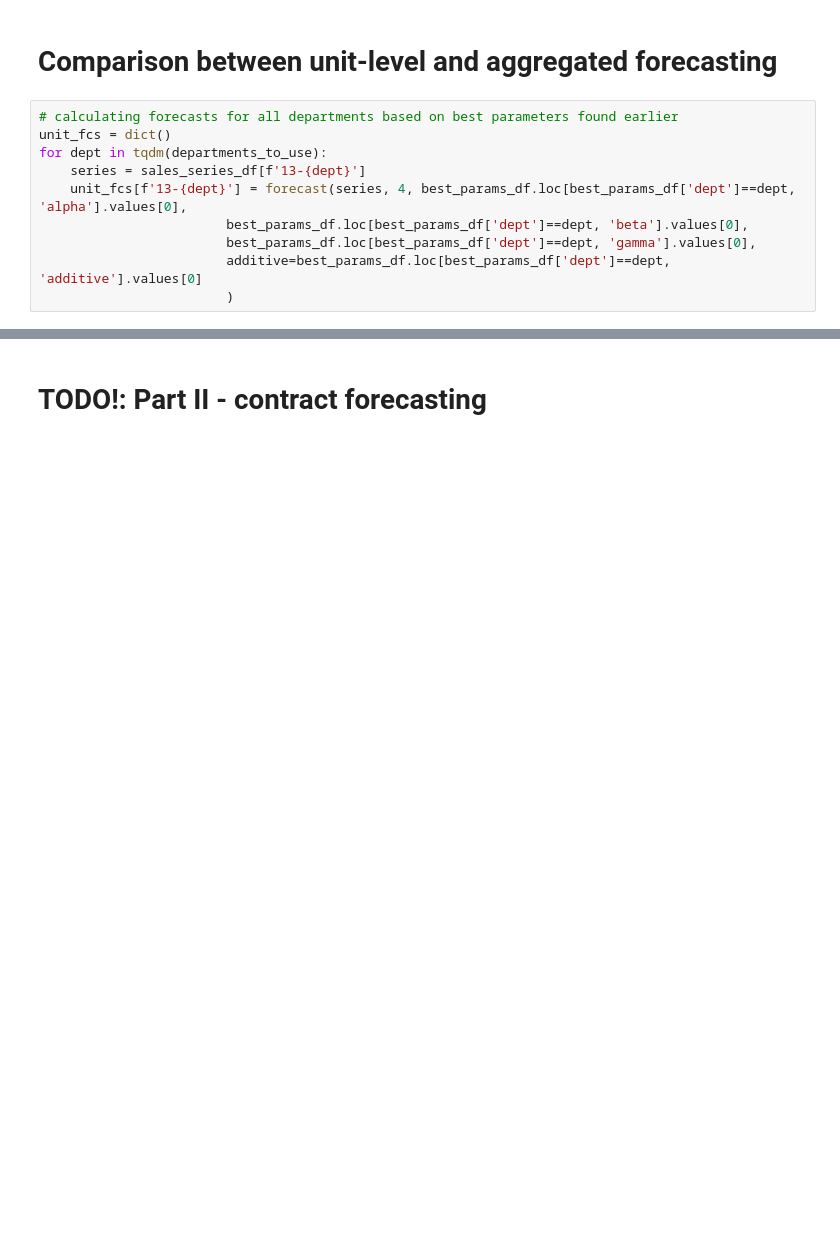
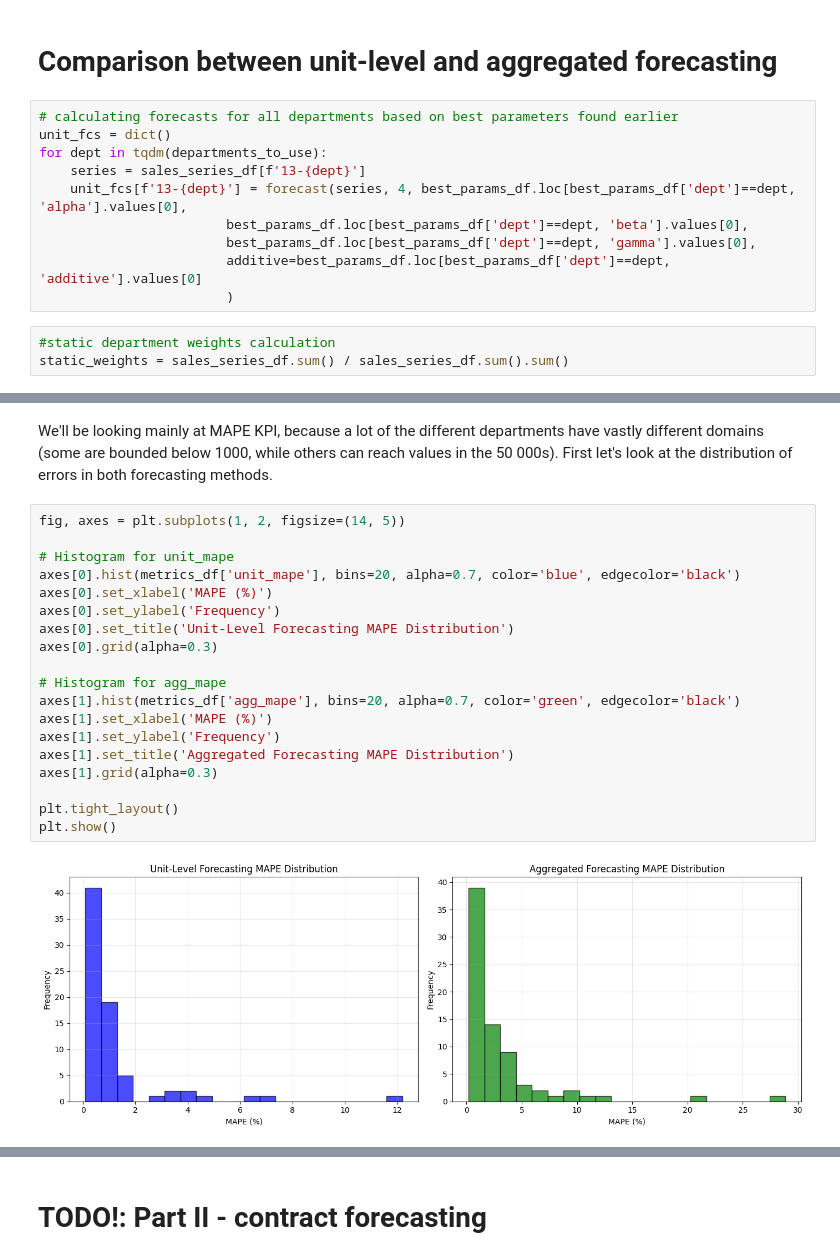
Before and after one commit to berbomeister/ws1-project, a Jupyter notebook: init.ipynb, the cells around one changed output, grey strips where cells are left out. Saved outputs shown, nothing was run; the diff lists cells and outputs as text; blank space fills up the shorter version.

```diff
--- a/init.ipynb
+++ b/init.ipynb
@@ -503,3 +501,6 @@ for dept in tqdm(departments_to_use):
                         best_params_df.loc[best_params_df['dept']==dept, 'gamma'].values[0],
                         additive=best_params_df.loc[best_params_df['dept']==dept, 'additive'].values[0]
                         )
+# %%
+#static department weights calculation
+static_weights = sales_series_df.sum() / sales_series_df.sum().sum()
@@ -544,0 +581,23 @@ metrics_df.sort_values(by='unit_mape',ascending=False)
+# %% [markdown]
+We'll be looking mainly at MAPE KPI, because a lot of the different departments have vastly different domains (some are bounded below 1000, while others can reach values in the 50 000s). First let's look at the distribution of errors in both forecasting methods.
+# %%
+fig, axes = plt.subplots(1, 2, figsize=(14, 5))
+
+# Histogram for unit_mape
+axes[0].hist(metrics_df['unit_mape'], bins=20, alpha=0.7, color='blue', edgecolor='black')
+axes[0].set_xlabel('MAPE (%)')
+axes[0].set_ylabel('Frequency')
+axes[0].set_title('Unit-Level Forecasting MAPE Distribution')
+axes[0].grid(alpha=0.3)
+
+# Histogram for agg_mape
+axes[1].hist(metrics_df['agg_mape'], bins=20, alpha=0.7, color='green', edgecolor='black')
+axes[1].set_xlabel('MAPE (%)')
+axes[1].set_ylabel('Frequency')
+axes[1].set_title('Aggregated Forecasting MAPE Distribution')
+axes[1].grid(alpha=0.3)
+
+plt.tight_layout()
+plt.show()
+# %% [output]
+[figure, added]
```
Also changed, not shown: parts of 22 cells of this notebook, 1 other file.
